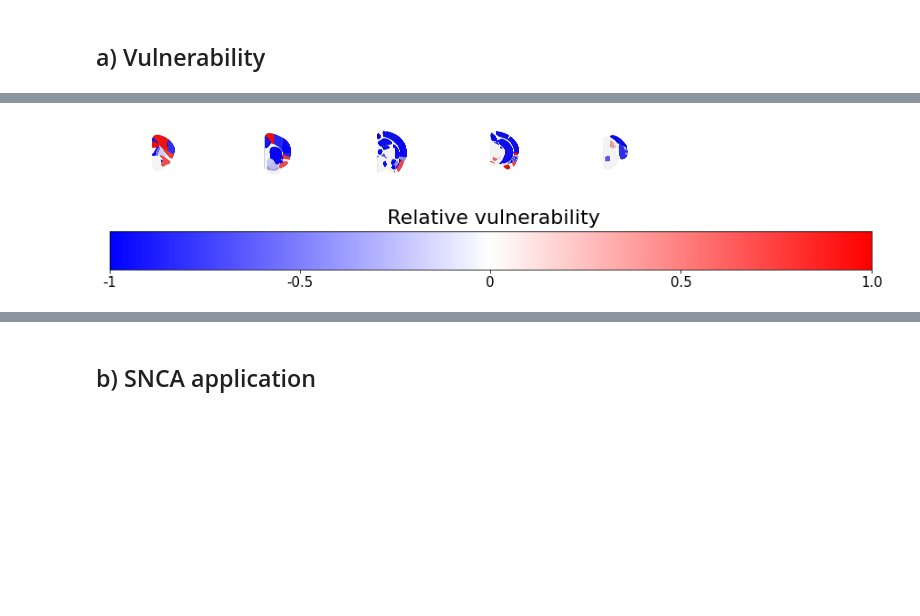
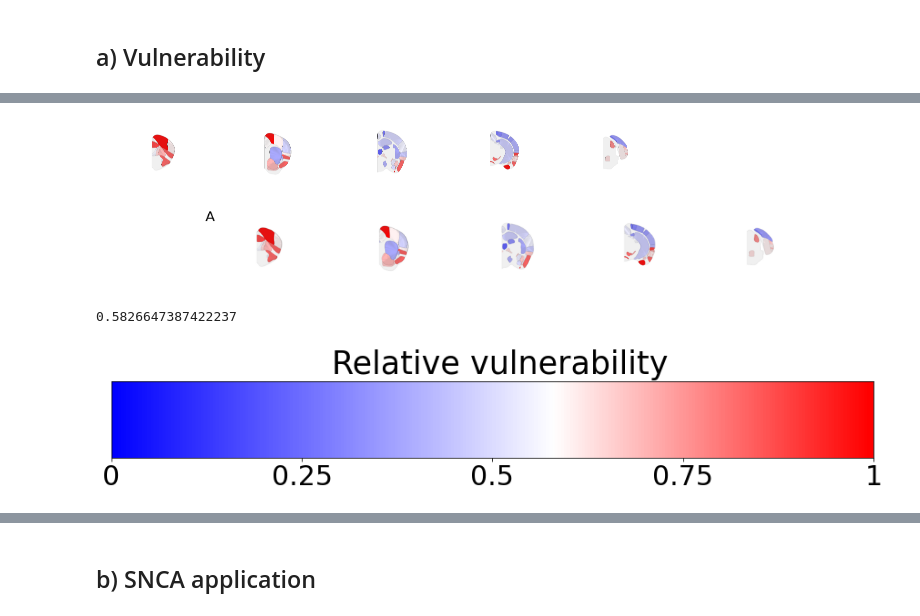
Before and after one commit to MathieuBo/PathoSpreading, a Jupyter notebook: ReScience.ipynb, the cells around one changed output, grey strips where cells are left out. Drawn from its saved outputs; the diff is of its cells as text; code cells hidden in the pictures; blank space fills up the shorter version.

```diff
--- a/ReScience.ipynb
+++ b/ReScience.ipynb
@@ -423,9 +695,9 @@ def view_colormap(cmap):
     grayscale = cmap(np.arange(cmap.N))
     plt.figure(figsize=(15,3))
     plt.imshow([colors], extent=[0, 10, 0, 1])
-    plt.xticks([0, 2.5, 5, 7.5 ,10], ['0', '0.25', '0.5','0.75','1'], fontsize=20)
+    plt.xticks([0, 2.5, 5, 7.5 ,10], ['0', '0.25', '0.5','0.75','1'], fontsize=30)
     plt.yticks([])
-    plt.text(1,1.1,'Estimated percentage of area with \u03B1-synuclein pathology', fontsize=22)
+    plt.text(-0.8,1.1,'Estimated percentage of area with \u03B1-synuclein pathology', fontsize=35)
     #plt.text(10.5,0.6,'Estimated percentage of area with \u03B1-synuclein')
     plt.savefig("../Screenshot_Brainrender\SN_MPIs/colormap.png",dpi=300)
     plt.savefig("../Screenshot_Brainrender\SN_MPIs/colormap.pdf",dpi=300)
@@ -626,42 +964,38 @@ plt.imshow(image[4])
 
 plt.savefig('../Data_ReScience/residuals/vulnerability.png', dpi=300)
 plt.savefig('../Data_ReScience/residuals/vulnerability.pdf', dpi=300)
+
+vul = Image.open('../Data_ReScience/residuals/vulnerability.png')
+fig = plt.figure(figsize=(20,20))
+plt.annotate("A",(400,50), fontsize=20, color="black")
+xticks([]), yticks([])
+for pos in ['right','top','bottom','left']:
+    plt.gca().spines[pos].set_visible(False)
+plt.imshow(vul)
+
+plt.savefig('../Data_ReScience/residuals/vulnerability.png', dpi=300)
+plt.savefig('../Data_ReScience/residuals/vulnerability.pdf', dpi=300)
 plt.show()
 # %% [output]
-[figure, old version]
+[figure, new version]
+[figure, added]
 # %%
 from matplotlib.colors import LinearSegmentedColormap
-
-def grayscale_cmap(cmap):
-    """Return a grayscale version of the given colormap"""
-    cmap = plt.cm.get_cmap(cmap)
-    colors = cmap(np.arange(cmap.N))
-
-    # convert RGBA to perceived grayscale luminance
-    # cf. http://alienryderflex.com/hsp.html
-    RGB_weight = [0.299, 0.587, 0.114]
-    luminance = np.sqrt(np.dot(colors[:, :3] ** 2, RGB_weight))
-    colors[:, :3] = luminance[:, np.newaxis]
-
-    return LinearSegmentedColormap.from_list(cmap.name + "_gray", colors, cmap.N)
-
 
 def view_colormap(cmap):
     """Plot a colormap with its grayscale equivalent"""
     cmap = plt.cm.get_cmap(cmap)
     colors = cmap(np.arange(cmap.N))
+    plt.figure(figsize=(15,3))
+    plt.imshow([colors], extent=[0, 10, 0, 1])
+    plt.xticks([0, 2.5, 5, 7.5 ,10], ['0', '0.25', '0.5','0.75','1'], fontsize=30)
+    plt.yticks([])
+    plt.text(2.9,1.1,'Relative vulnerability', fontsize=35)
+    #plt.text(10.5,0.6,'Estimated percentage of area with \u03B1-synuclein')
 
-    cmap = grayscale_cmap(cmap)
-    grayscale = cmap(np.arange(cmap.N))
-    plt.figure(figsize=(15,3))
-    plt.imshow([colors], extent=[0, 10, 0, 0.5])
-    plt.xticks([0, 2.5, 5, 7.5 ,10], ['-1', '-0.5', '0','0.5','1.0'],fontsize=15)
-    plt.yticks([])
-    plt.text(3.65,0.6,'Relative vulnerability',fontsize=22)
-    #plt.text(10.5,0.6,'Estimated percentage of area with \u03B1-synuclein')
-    plt.savefig('../Data_ReScience/residuals/scale.png', dpi=300)
-    plt.savefig('../Data_ReScience/residuals/scale.pdf', dpi=300)
-
-view_colormap("bwr")
+print(mid_pt)
+cmap=shiftedColorMap(cmap=plt.get_cmap("bwr"), start=0.0, midpoint=mid_pt, stop=1.0, name="ternary_centered")
+view_colormap(cmap)
 # %% [output]
+0.5826647387422237
-[figure, old version]
+[figure, new version]
```
Also changed, not shown: parts of 27 cells of this notebook, 6 other files.
